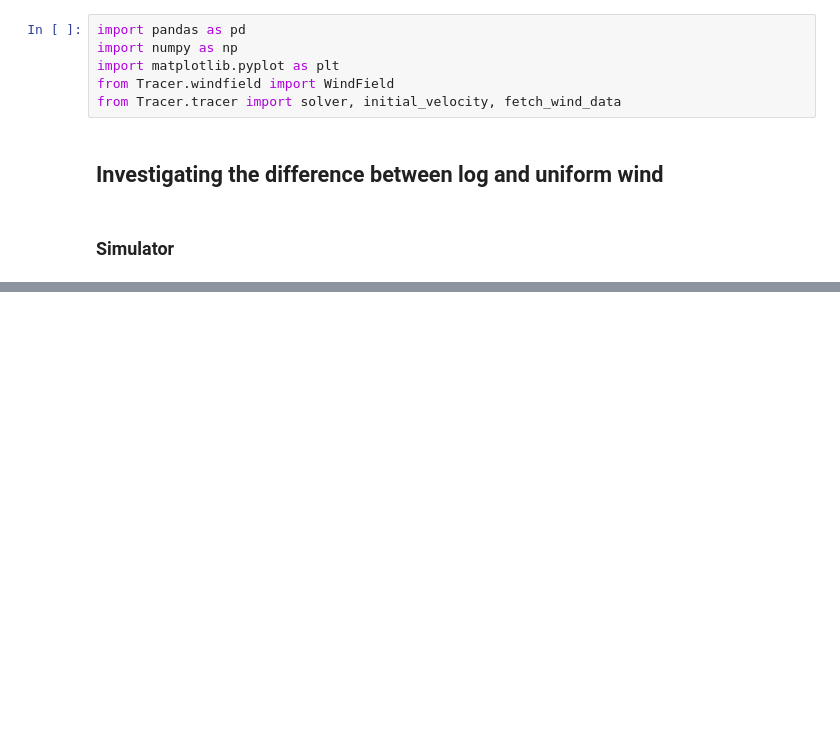
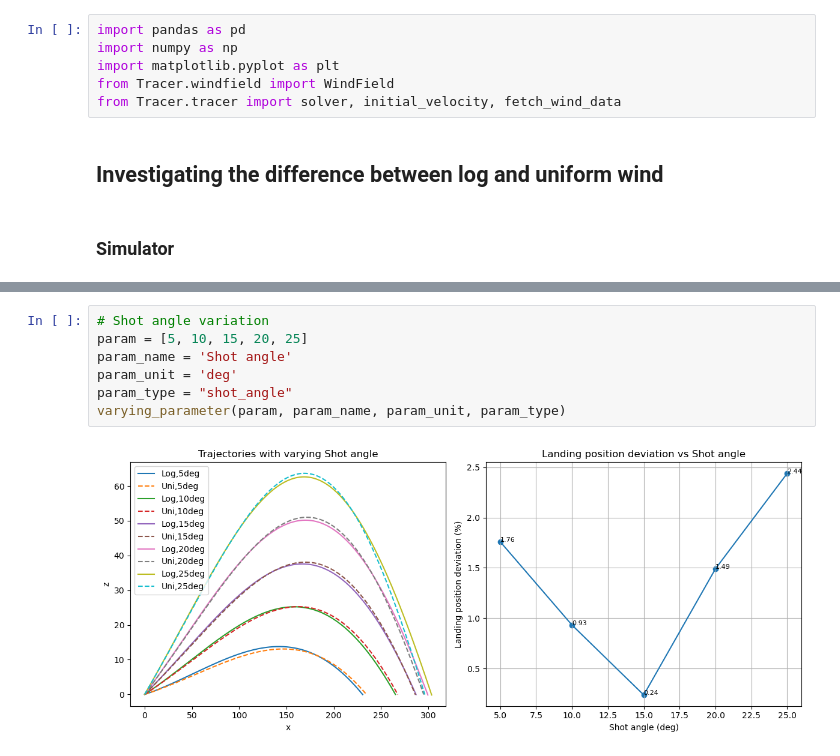
Before and after one commit to JacobManniche/Bachelor_legeplads, a Jupyter notebook: demos/comparison.ipynb, the cells around one changed output, grey strips where cells are left out. Drawn from its saved outputs; the diff is of its cells as text; blank space fills up the shorter version.

```diff
--- a/demos/comparison.ipynb
+++ b/demos/comparison.ipynb
@@ -40,0 +191,9 @@ def run_simulation(direction=direction, z0=z0, U_ref=U_ref):
+# %%
+# Shot angle variation
+param = [5, 10, 15, 20, 25]
+param_name = 'Shot angle'
+param_unit = 'deg'
+param_type = "shot_angle"
+varying_parameter(param, param_name, param_unit, param_type)
+# %% [output]
+[figure, added]
```
Also changed, not shown: parts of 37 cells of this notebook.
